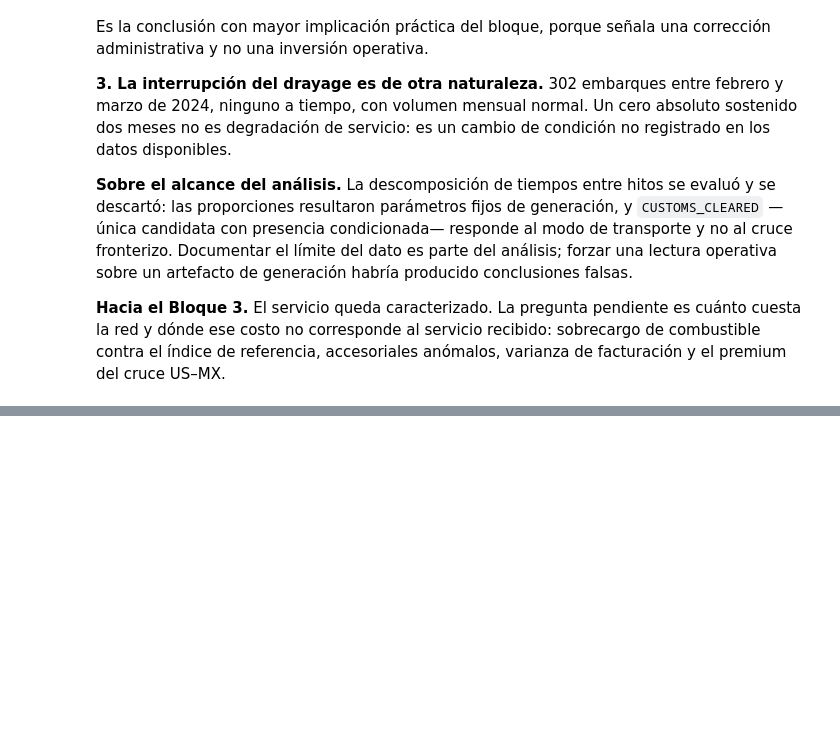
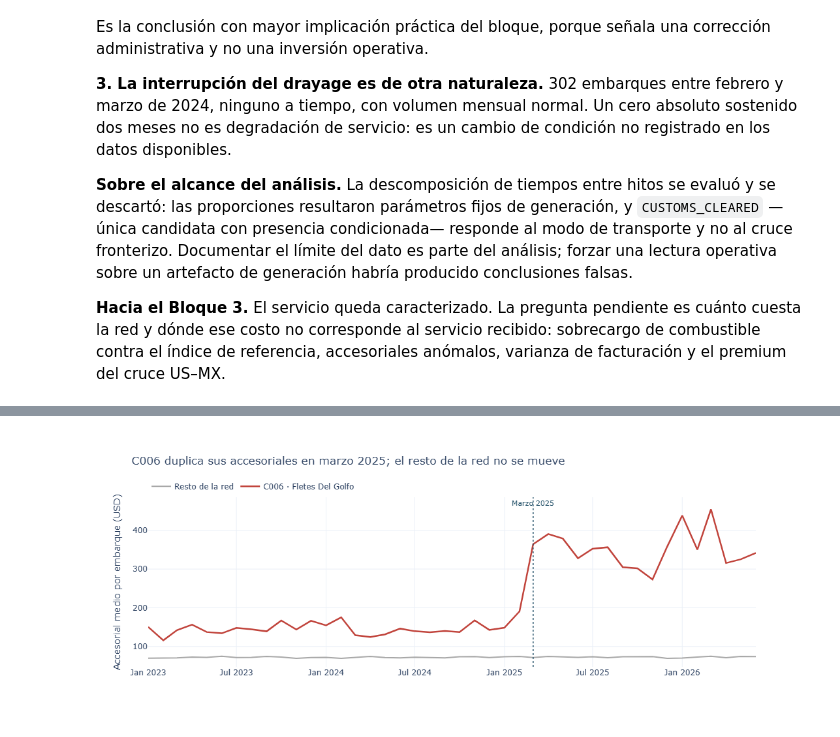
Before and after one commit to sergiocorona0286/transportation-analytics, a Jupyter notebook: notebooks/03_analisis_negocio.ipynb, the cells around one changed output, grey strips where cells are left out. Saved outputs shown, nothing was run; the diff lists cells and outputs as text; code cells hidden in the pictures; blank space fills up the shorter version.

Commit message:
Agrega bloque 3.1 y 3.2: combustible y accesoriales C006

```diff
--- a/notebooks/03_analisis_negocio.ipynb
+++ b/notebooks/03_analisis_negocio.ipynb
@@ -1041,0 +1420,38 @@ y el premium del cruce US–MX.
+# %%
+# --- Grafica 3.2: el salto de accesoriales de C006 contra la red ---
+serie = comp_red.reset_index()  # reutiliza comp_red de la verificacion 2
+
+fig = go.Figure()
+
+# Resto de la red: linea plana de referencia
+fig.add_trace(go.Scatter(
+    x=serie["mes"], y=serie["Resto de la red"],
+    name="Resto de la red", mode="lines",
+    line=dict(color="#A8A8A8", width=2),
+))
+
+# C006: la linea protagonista
+fig.add_trace(go.Scatter(
+    x=serie["mes"], y=serie["C006"],
+    name="C006 · Fletes Del Golfo", mode="lines",
+    line=dict(color="#C1443C", width=2.5),
+))
+
+# Marca vertical en el mes del salto
+fig.add_vline(x="2025-03-01", line_dash="dot", line_color="#1F4E66", line_width=1.5)
+fig.add_annotation(
+    x="2025-03-01", y=serie["C006"].max(),
+    text="Marzo 2025", showarrow=False,
+    yshift=10, font=dict(size=11, color="#1F4E66"),
+)
+
+fig.update_layout(
+    template="plotly_white", height=440,
+    title="C006 duplica sus accesoriales en marzo 2025; el resto de la red no se mueve",
+    yaxis=dict(title="Accesorial medio por embarque (USD)"),
+    xaxis=dict(title=""),
+    legend=dict(orientation="h", y=1.12, x=0),
+)
+fig.show()
+# %% [output]
+[figure, added]
```
Also changed, not shown: parts of 10 cells of this notebook.
